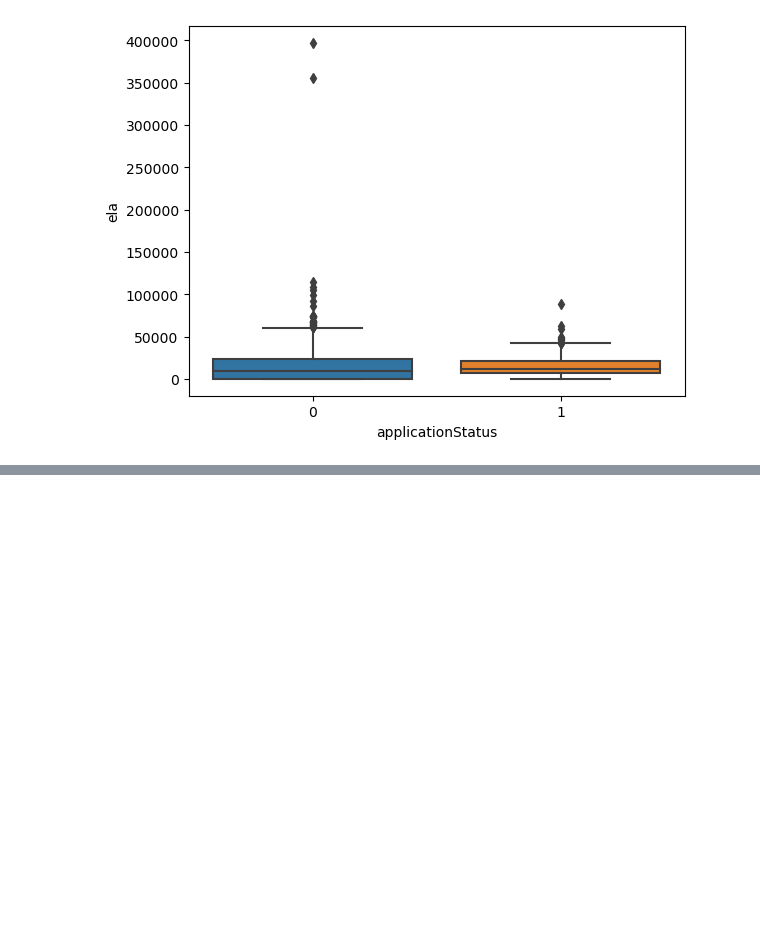
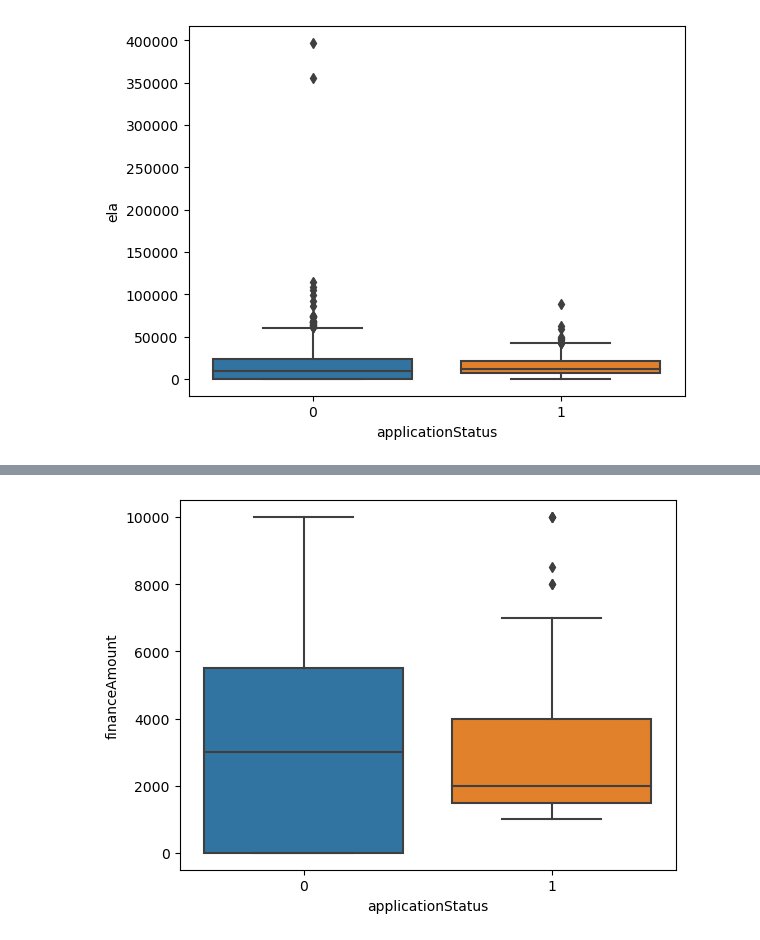
Before and after one commit to IhFahn/Technical_Assessment_AI_Engineer_1, a Jupyter notebook: Untitled.ipynb, the cells around one changed output, grey strips where cells are left out. Saved outputs shown, nothing was run; the diff lists cells and outputs as text; code cells hidden in the pictures; blank space fills up the shorter version.

```diff
--- a/Untitled.ipynb
+++ b/Untitled.ipynb
@@ -305,0 +344,4 @@ df[df['applicationStatus'] == 0].describe()
+# %%
+g = sns.boxplot(data = new_df, x = 'applicationStatus', y = 'financeAmount' )
+# %% [output]
+[figure, added]
```
Also changed, not shown: parts of 63 cells of this notebook.
